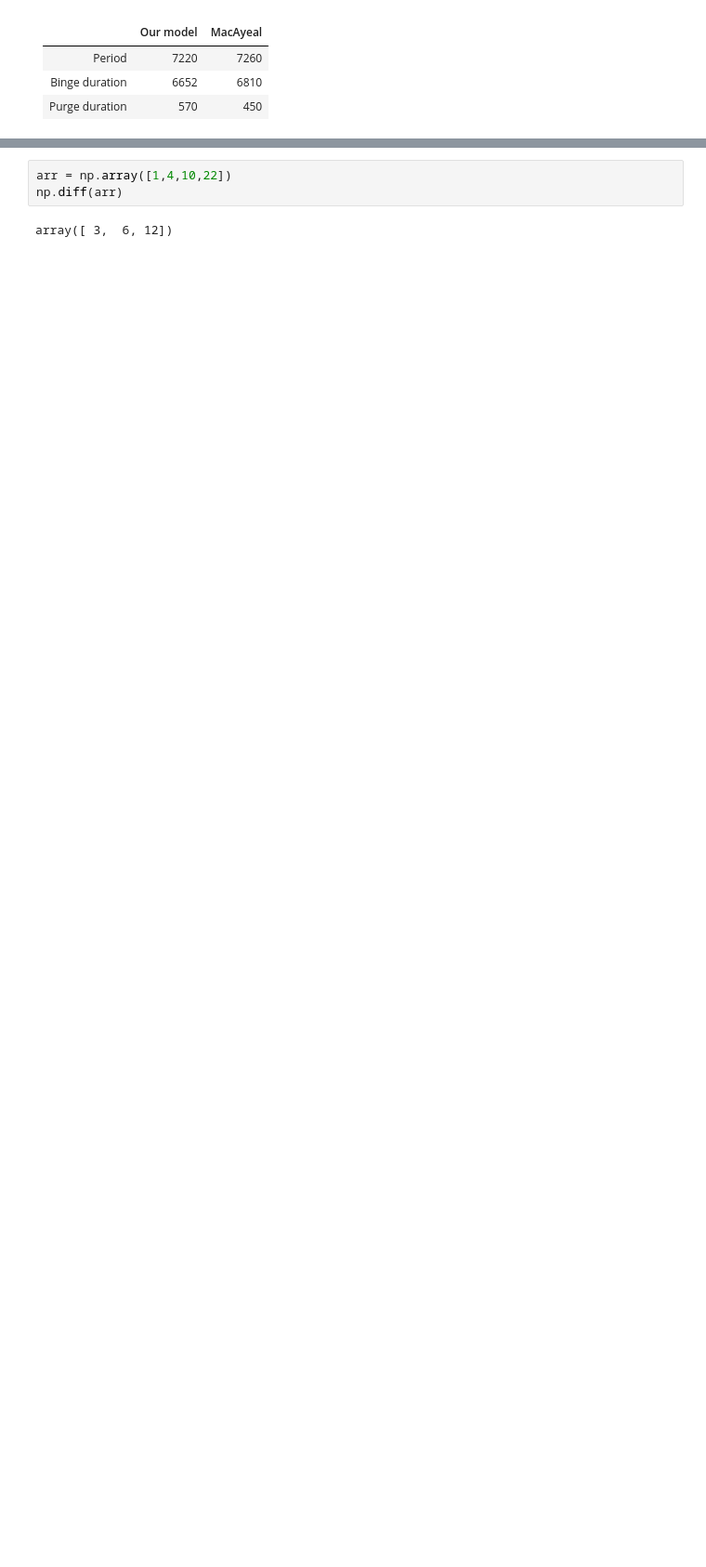
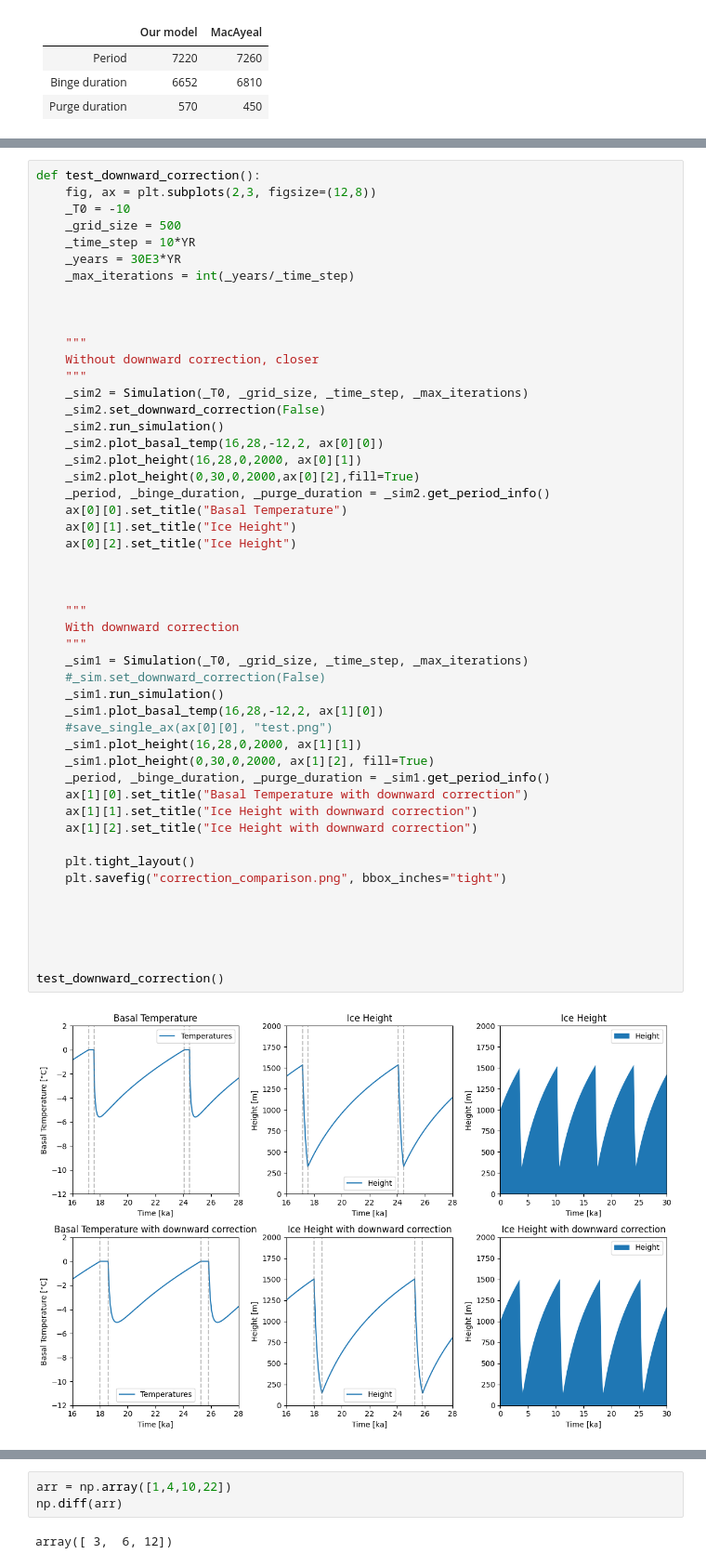
Before and after one commit to Bjartensen/binge_purge_eacp, a Jupyter notebook: project _seconds.ipynb, the cells around one changed output, grey strips where cells are left out. Shown at 93% size. Saved outputs shown, nothing was run; the diff lists cells and outputs as text; blank space fills up the shorter version.

```diff
--- a/project _seconds.ipynb
+++ b/project _seconds.ipynb
@@ -722,0 +849,52 @@ Period: 7220
+# %%
+def test_downward_correction():
+    fig, ax = plt.subplots(2,3, figsize=(12,8))
+    _T0 = -10
+    _grid_size = 500
+    _time_step = 10*YR
+    _years = 30E3*YR
+    _max_iterations = int(_years/_time_step)
+
+
+
+    """
+    Without downward correction, closer
+    """
+    _sim2 = Simulation(_T0, _grid_size, _time_step, _max_iterations)
+    _sim2.set_downward_correction(False)
+    _sim2.run_simulation()
+    _sim2.plot_basal_temp(16,28,-12,2, ax[0][0])
+    _sim2.plot_height(16,28,0,2000, ax[0][1])
+    _sim2.plot_height(0,30,0,2000,ax[0][2],fill=True)
+    _period, _binge_duration, _purge_duration = _sim2.get_period_info()
+    ax[0][0].set_title("Basal Temperature")
+    ax[0][1].set_title("Ice Height")
+    ax[0][2].set_title("Ice Height")
+
+
+
+    """
+    With downward correction
+    """
+    _sim1 = Simulation(_T0, _grid_size, _time_step, _max_iterations)
+    #_sim.set_downward_correction(False)
+    _sim1.run_simulation()
+    _sim1.plot_basal_temp(16,28,-12,2, ax[1][0])
+    #save_single_ax(ax[0][0], "test.png")
+    _sim1.plot_height(16,28,0,2000, ax[1][1])
+    _sim1.plot_height(0,30,0,2000, ax[1][2], fill=True)
+    _period, _binge_duration, _purge_duration = _sim1.get_period_info()
+    ax[1][0].set_title("Basal Temperature with downward correction")
+    ax[1][1].set_title("Ice Height with downward correction")
+    ax[1][2].set_title("Ice Height with downward correction")
+
+    plt.tight_layout()
+    plt.savefig("correction_comparison.png", bbox_inches="tight")
+
+
+
+
+
+test_downward_correction()
+# %% [output]
+[figure, added]
```
Also changed, not shown: parts of 15 cells of this notebook, 7 other files.
